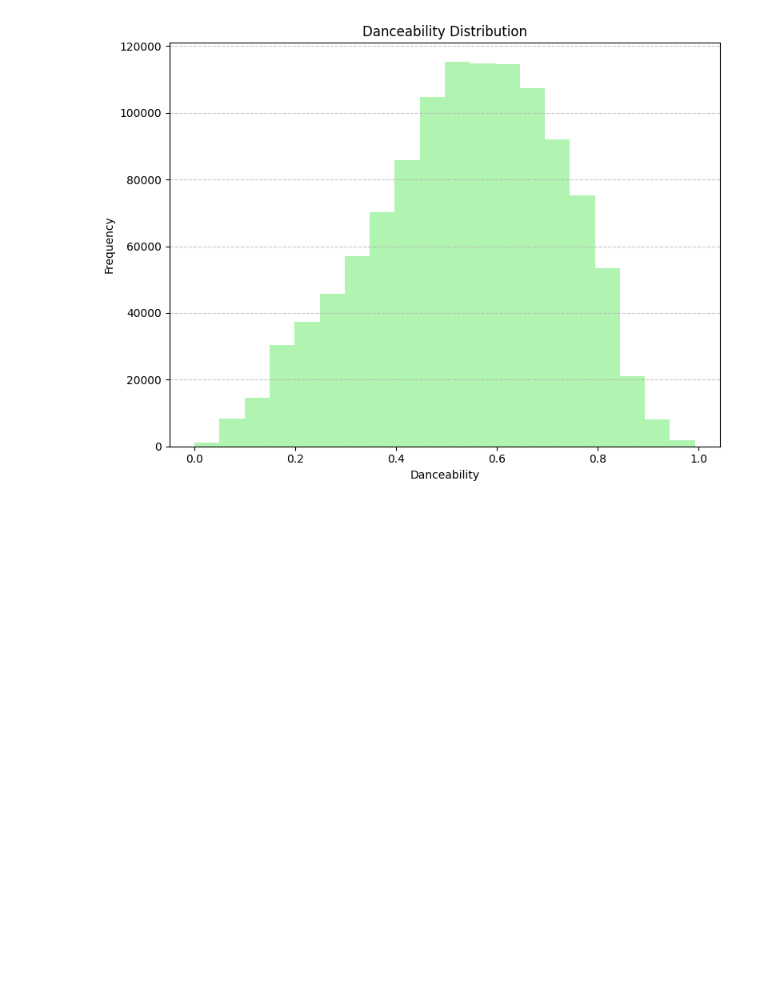
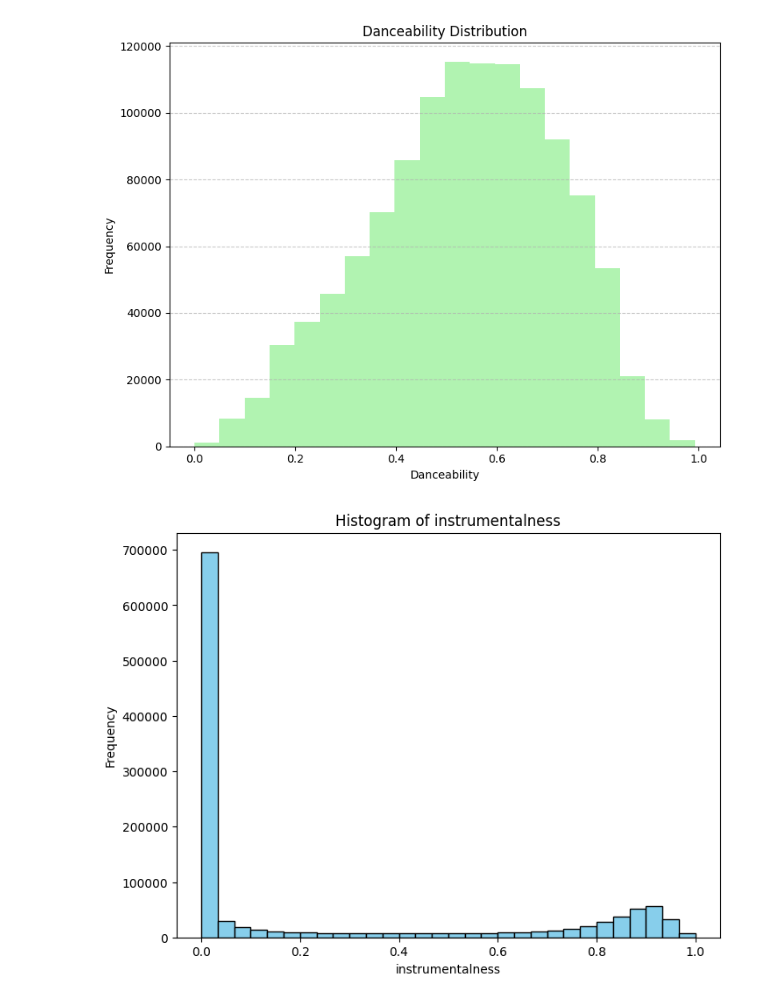
Before and after one commit to AliSiddique/intro-to-ai-g13, a Jupyter notebook: notebooks/EDA-CW.ipynb, the cells around one changed output. Drawn from its saved outputs; the diff is of its cells as text; code cells hidden in the pictures; blank space fills up the shorter version.

```diff
--- a/notebooks/EDA-CW.ipynb
+++ b/notebooks/EDA-CW.ipynb
@@ -165,3 +166,29 @@ plt.show()
 [figure]
 [figure]
 [figure]
+# %%
+# Check for missing values in the DataFrame
+# Replace null values in all numeric columns with their means
+# Select only numeric columns
+numeric_cols = df.select_dtypes(include=['number']).columns.tolist()
+
+# Calculate means for numeric columns
+means = df[numeric_cols].mean()
+
+# Replace null values in numeric columns with their respective means
+df[numeric_cols] = df[numeric_cols].fillna(means)
+
+# Write the cleaned DataFrame to a new CSV file
+df.to_csv('cleaned_data.csv', index=False)
+# %%
+column_name = 'instrumentalness'
+
+# Plotting a histogram for the selected column
+plt.figure(figsize=(8, 6))
+plt.hist(df[column_name], bins=30, color='skyblue', edgecolor='black')
+plt.title('Histogram of ' + column_name)
+plt.xlabel(column_name)
+plt.ylabel('Frequency')
+plt.show()
+# %% [output]
+[figure, added]
```
Also changed, not shown: parts of 1 cell of this notebook, 5 other files.
